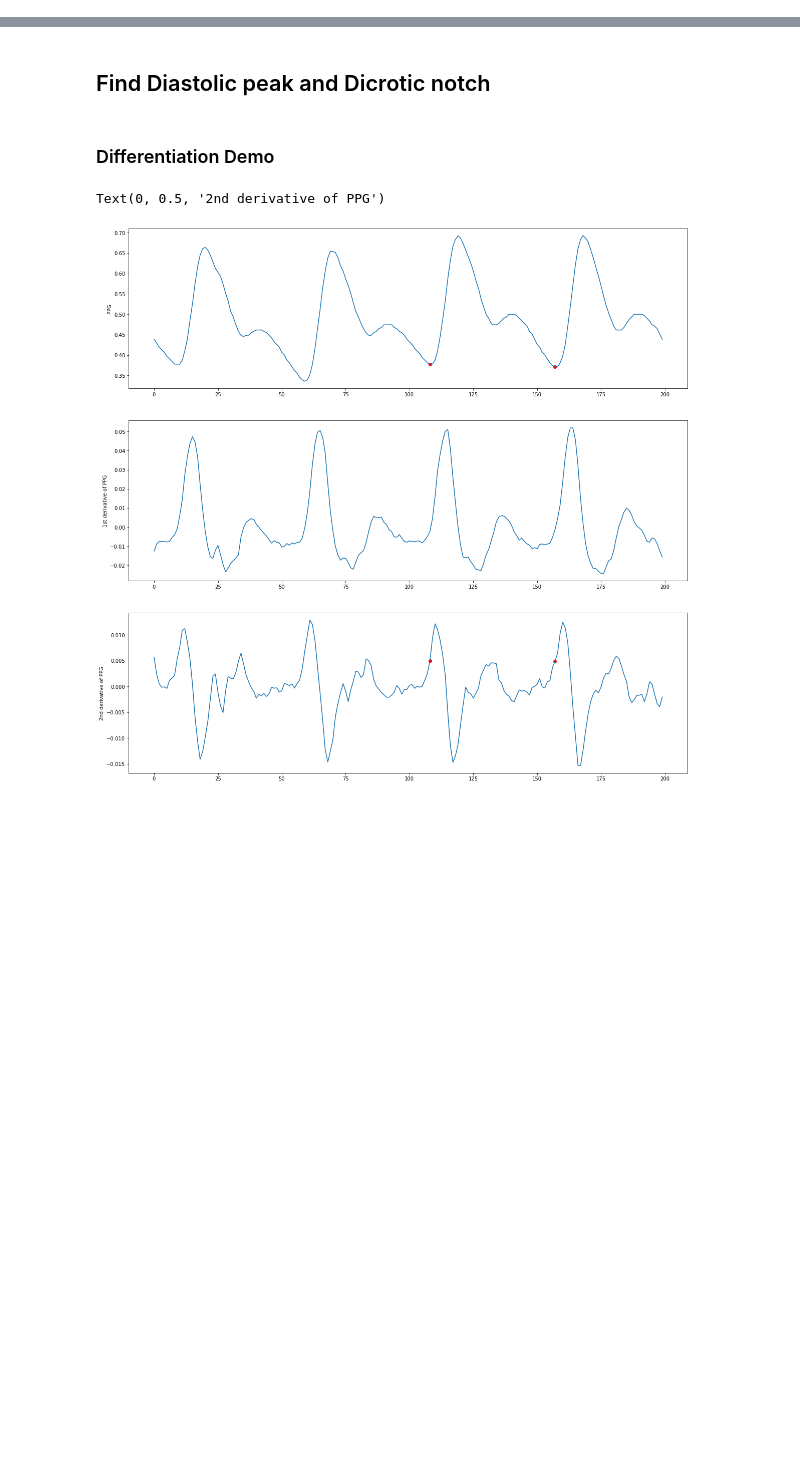
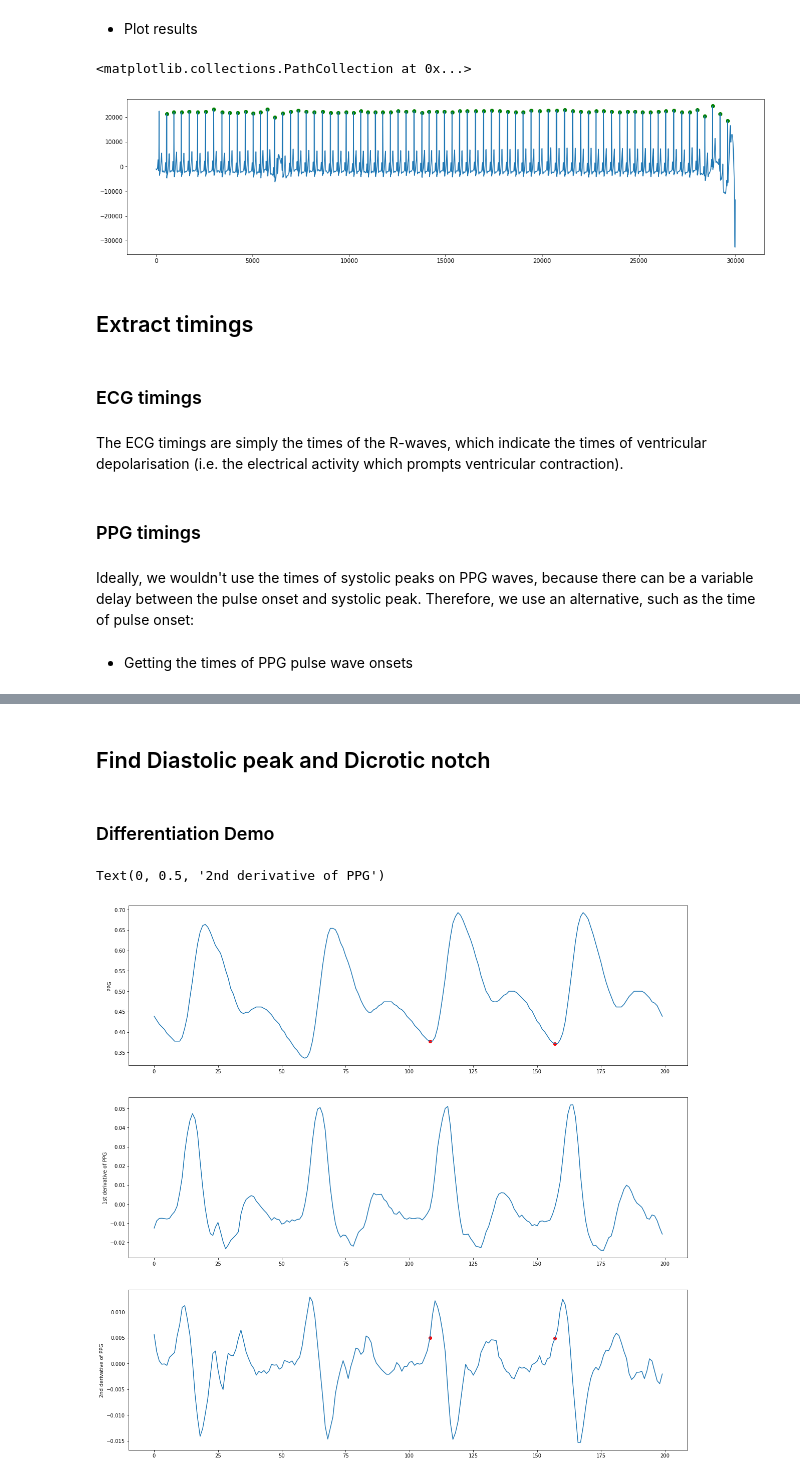
Before and after one commit to peterhcharlton/bsp-book, a Jupyter notebook: content/case-studies/vasc-age-example.ipynb, the cells around one changed output, grey strips where cells are left out. Drawn from its saved outputs; the diff is of its cells as text; code cells hidden in the pictures; blank space fills up the shorter version.

Commit message:
started work on vascular ageing case study

```diff
--- a/content/case-studies/vasc-age-example.ipynb
+++ b/content/case-studies/vasc-age-example.ipynb
@@ -119,0 +227,10 @@ plt.scatter(onsets, heights_onsets, marker='o', color='red')
+# %%
+# specify details of data to be extracted
+start_seconds = 0
+n_seconds_to_load = 60
+record_name = matching_recs['name'][0]
+record_dir = matching_recs['dir'][0]
+
+# extract these data
+do_verbose = True
+segment_data = extract_segment_of_data(start_seconds, n_seconds_to_load, record_name, record_dir, required_signals, do_verbose)
@@ -119,0 +267,2 @@ plt.scatter(onsets, heights_onsets, marker='o', color='red')
+# %%
+ecg = nk2.ecg_clean(ecg, sampling_rate=fs)
@@ -119,0 +291,18 @@ plt.scatter(onsets, heights_onsets, marker='o', color='red')
+# %%
+ecg_peaks = get_ecg_peaks(ecg, fs)
+# %% [markdown]
+- Plot results
+# %%
+plt.figure(figsize=(20,5))
+plt.plot(ecg)
+heights = ecg[ecg_peaks]
+plt.scatter(ecg_peaks, heights, marker='o', color='green')
+# %% [output]
+<matplotlib.collections.PathCollection at 0x...>
+[figure, added]
+# %% [markdown]
+## Extract timings
+# %% [markdown]
+### ECG timings
+# %% [markdown]
+The ECG timings are simply the times of the R-waves, which indicate the times of ventricular depolarisation (i.e. the electrical activity which prompts ventricular contraction).
@@ -119,0 +311,6 @@ plt.scatter(onsets, heights_onsets, marker='o', color='red')
+# %% [markdown]
+### PPG timings
+# %% [markdown]
+Ideally, we wouldn't use the times of systolic peaks on PPG waves, because there can be a variable delay between the pulse onset and systolic peak. Therefore, we use an alternative, such as the time of pulse onset:
+# %% [markdown]
+- Getting the times of PPG pulse wave onsets
```
Also changed, not shown: parts of 83 cells of this notebook, 8 other files.
